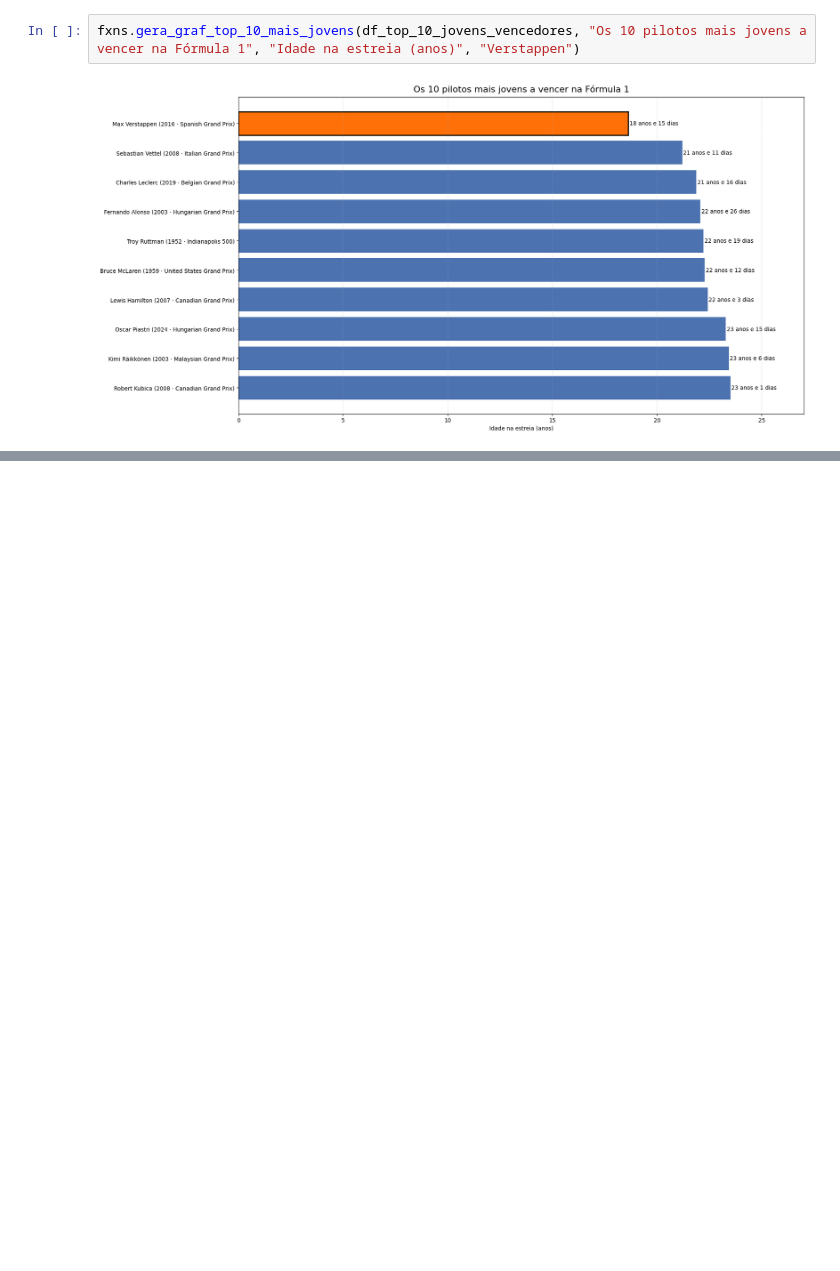
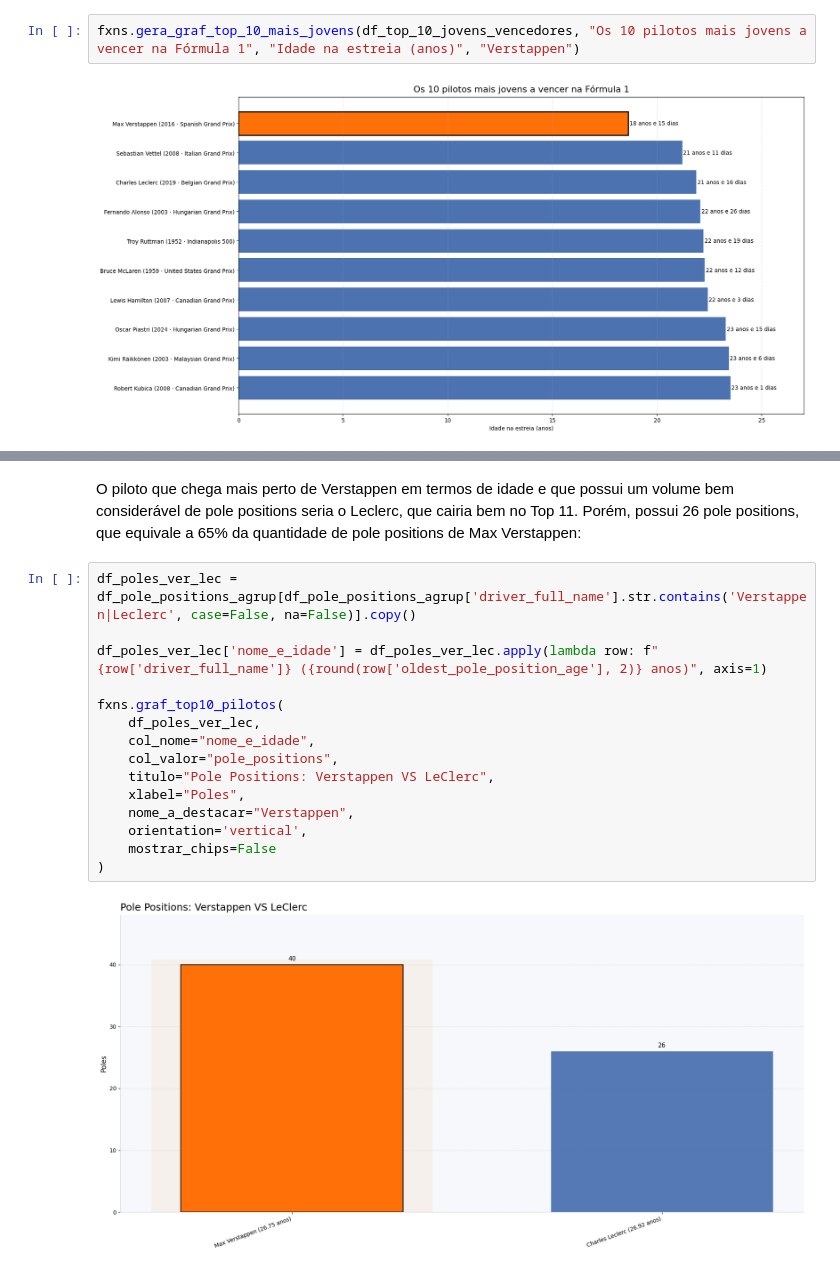
Before and after one commit to oaojVSM/f1_analytics, a Jupyter notebook: notebooks/analise_verstappen.ipynb, the cells around one changed output, grey strips where cells are left out. Cells and saved outputs as stored; diff of their text form; blank space fills up the shorter version.

```diff
--- a/notebooks/analise_verstappen.ipynb
+++ b/notebooks/analise_verstappen.ipynb
@@ -156,0 +256,19 @@ fxns.gera_graf_top_10_mais_jovens(df_top_10_jovens_vencedores, "Os 10 pilotos ma
+# %% [markdown]
+O piloto que chega mais perto de Verstappen em termos de idade e que possui um volume bem considerável de pole positions seria o Leclerc, que cairia bem no Top 11. Porém, possui 26 pole positions, que equivale a 65% da quantidade de pole positions de Max Verstappen:
+# %%
+df_poles_ver_lec = df_pole_positions_agrup[df_pole_positions_agrup['driver_full_name'].str.contains('Verstappen|Leclerc', case=False, na=False)].copy()
+
+df_poles_ver_lec['nome_e_idade'] = df_poles_ver_lec.apply(lambda row: f"{row['driver_full_name']} ({round(row['oldest_pole_position_age'], 2)} anos)", axis=1)
+
+fxns.graf_top10_pilotos(
+    df_poles_ver_lec,
+    col_nome="nome_e_idade",
+    col_valor="pole_positions",
+    titulo="Pole Positions: Verstappen VS LeClerc",
+    xlabel="Poles",
+    nome_a_destacar="Verstappen",
+    orientation='vertical',
+    mostrar_chips=False
+)
+# %% [output]
+[figure, added]
```
Also changed, not shown: parts of 25 cells of this notebook, 1 other file.
